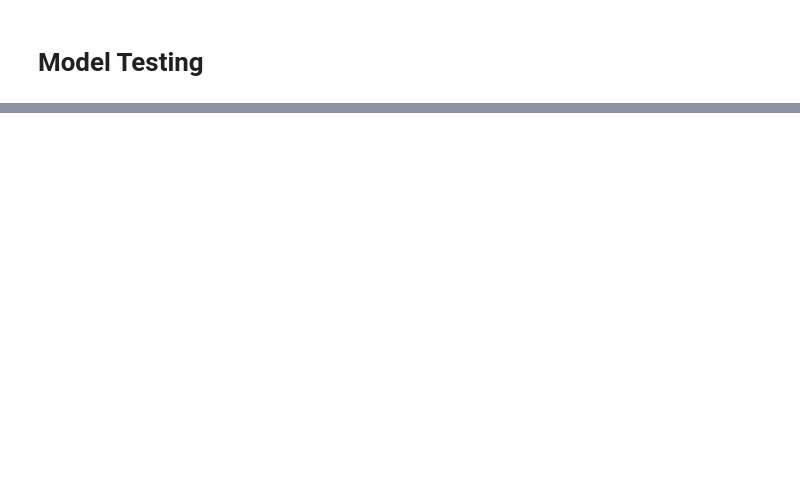
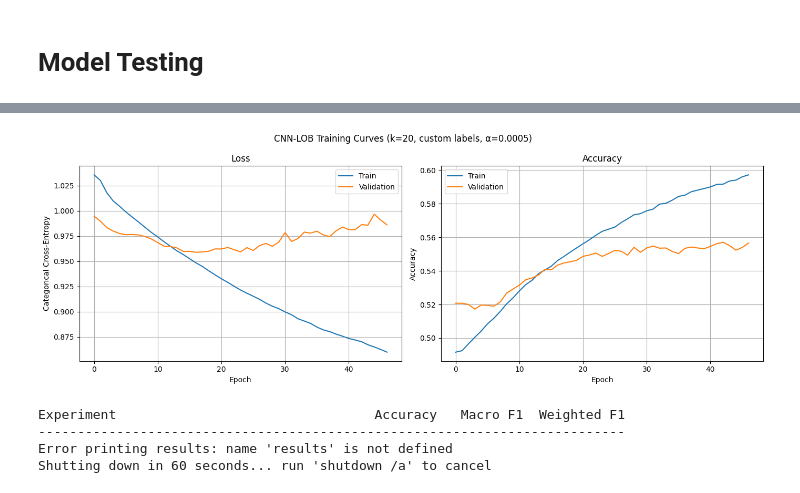
Before and after one commit to mateusz-kazimierczak/DeepLOB, a Jupyter notebook: jupyter_tensorflow/run_train_cnnlob_2017.ipynb, the cells around one changed output, grey strips where cells are left out. Saved outputs shown, nothing was run; the diff lists cells and outputs as text; code cells hidden in the pictures; blank space fills up the shorter version.

```diff
--- a/jupyter_tensorflow/run_train_cnnlob_2017.ipynb
+++ b/jupyter_tensorflow/run_train_cnnlob_2017.ipynb
@@ -290,0 +424,16 @@ plt.show()
+# %%
+%%time
+
+cnnlob_k20 = create_cnnlob(T, 40, dropout_rate=0.25)
+
+checkpoint_k20 = './model_cnnlob_2017/weights_k20_custom.weights.h5'
+os.makedirs('./model_cnnlob_2017', exist_ok=True)
+
+callbacks_k20 = [
+    tf.keras.callbacks.ModelCheckpoint(filepath=checkpoint_k20, save_weights_only=True, monitor='val_loss', save_best_only=True),
+    tf.keras.callbacks.EarlyStopping(monitor='val_loss', patience=30, restore_best_weights=True)
+]
+
+history_k20 = cnnlob_k20.fit(trainX_k20, trainY_k20,
+    validation_data=(valX_k20, valY_k20),
+    epochs=100, batch_size=64, verbose=2, callbacks=callbacks_k20)
@@ -290,0 +475,45 @@ plt.show()
+# %%
+fig, (ax1, ax2) = plt.subplots(1, 2, figsize=(14, 5))
+
+ax1.plot(history_k20.history['loss'], label='Train')
+ax1.plot(history_k20.history['val_loss'], label='Validation')
+ax1.set_title('Loss')
+ax1.set_xlabel('Epoch')
+ax1.set_ylabel('Categorical Cross-Entropy')
+ax1.legend()
+ax1.grid(True)
+
+ax2.plot(history_k20.history['accuracy'], label='Train')
+ax2.plot(history_k20.history['val_accuracy'], label='Validation')
+ax2.set_title('Accuracy')
+ax2.set_xlabel('Epoch')
+ax2.set_ylabel('Accuracy')
+ax2.legend()
+ax2.grid(True)
+
+plt.suptitle('CNN-LOB Training Curves (k=20, custom labels, α=0.0005)')
+plt.tight_layout()
+plt.show()
+# %% [output]
+[figure, added]
+# %%
+import subprocess, platform
+
+# Summary comparison
+print(f"{'Experiment':<40} {'Accuracy':>10} {'Macro F1':>10} {'Weighted F1':>12}")
+print("-" * 75)
+try:
+    for r in results:
+        print(f"{r['label']:<40} {r['accuracy']:>10.4f} {r['macro_f1']:>10.4f} {r['weighted_f1']:>12.4f}")
+except Exception as e:
+    print("Error printing results:", e)
+
+# Shutdown after results
+if platform.system() == "Windows":
+    subprocess.run(["shutdown", "/s", "/t", "60"])  # 60 second grace period
+    print("Shutting down in 60 seconds... run 'shutdown /a' to cancel")
+# %% [output]
+Experiment                                 Accuracy   Macro F1  Weighted F1
+---------------------------------------------------------------------------
+Error printing results: name 'results' is not defined
+Shutting down in 60 seconds... run 'shutdown /a' to cancel
```
Also changed, not shown: parts of 15 cells of this notebook, 1 other file.
